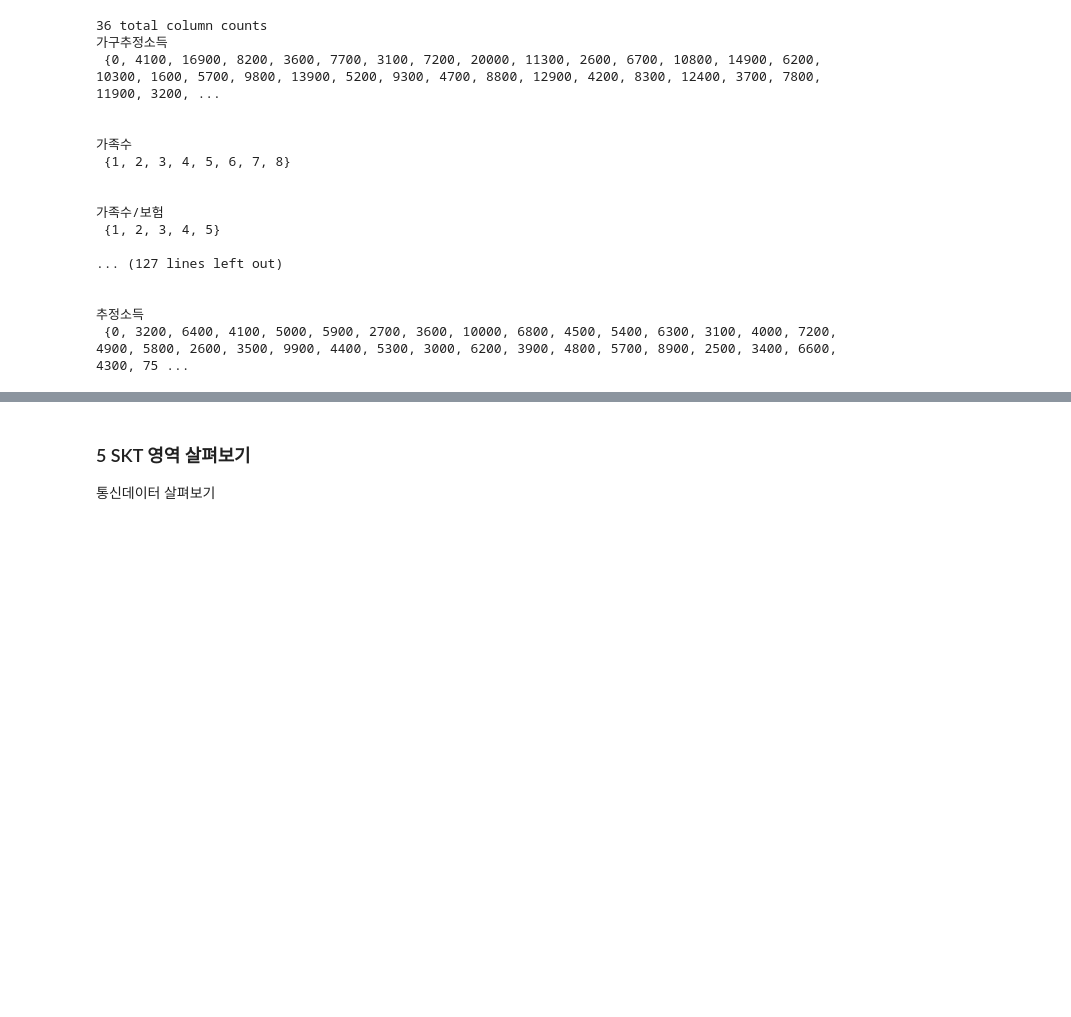
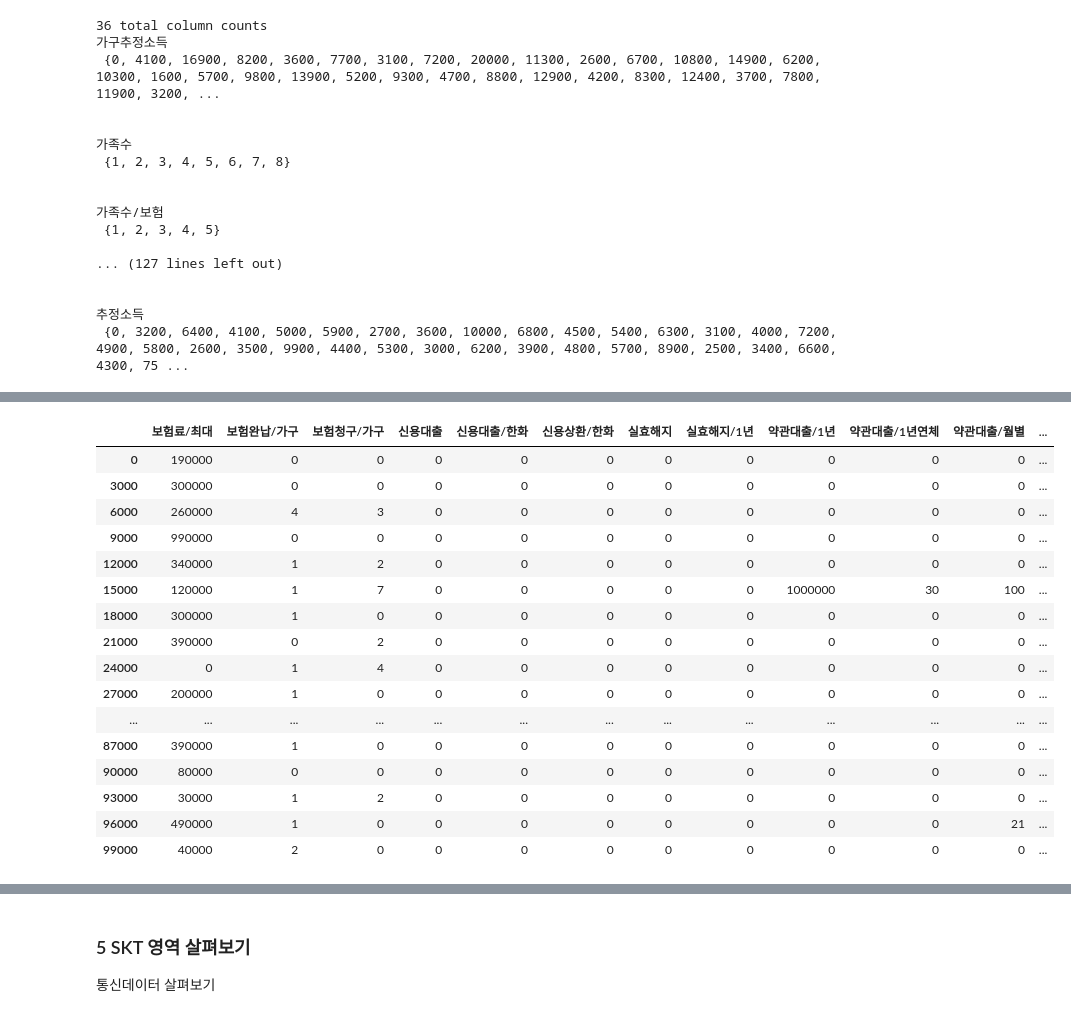
Before and after one commit to Queie/TensorFlow, a Jupyter notebook: Callenge_data/Overview.ipynb, the cells around one changed output, grey strips where cells are left out. Saved outputs shown, nothing was run; the diff lists cells and outputs as text; code cells hidden in the pictures; blank space fills up the shorter version.

```diff
--- a/Callenge_data/Overview.ipynb
+++ b/Callenge_data/Overview.ipynb
@@ -157,0 +212,21 @@ for col in df[Column_index].columns:
+# %%
+Column_index = 'Hanhwa'
+df[Column_index].iloc[::3000,13:26]
+# %% [output]
+|  | 보험료/최대 | 보험완납/가구 | 보험청구/가구 | 신용대출 | 신용대출/한화 | 신용상환/한화 | 실효해지 | 실효해지/1년 | 약관대출/1년 | 약관대출/1년연체 | 약관대출/월별 | ... |
+| 0 | 190000 | 0 | 0 | 0 | 0 | 0 | 0 | 0 | 0 | 0 | 0 | ... |
+| 3000 | 300000 | 0 | 0 | 0 | 0 | 0 | 0 | 0 | 0 | 0 | 0 | ... |
+| 6000 | 260000 | 4 | 3 | 0 | 0 | 0 | 0 | 0 | 0 | 0 | 0 | ... |
+| 9000 | 990000 | 0 | 0 | 0 | 0 | 0 | 0 | 0 | 0 | 0 | 0 | ... |
+| 12000 | 340000 | 1 | 2 | 0 | 0 | 0 | 0 | 0 | 0 | 0 | 0 | ... |
+| 15000 | 120000 | 1 | 7 | 0 | 0 | 0 | 0 | 0 | 1000000 | 30 | 100 | ... |
+| 18000 | 300000 | 1 | 0 | 0 | 0 | 0 | 0 | 0 | 0 | 0 | 0 | ... |
+| 21000 | 390000 | 0 | 2 | 0 | 0 | 0 | 0 | 0 | 0 | 0 | 0 | ... |
+| 24000 | 0 | 1 | 4 | 0 | 0 | 0 | 0 | 0 | 0 | 0 | 0 | ... |
+| 27000 | 200000 | 1 | 0 | 0 | 0 | 0 | 0 | 0 | 0 | 0 | 0 | ... |
+| ... | ... | ... | ... | ... | ... | ... | ... | ... | ... | ... | ... | ... |
+| 87000 | 390000 | 1 | 0 | 0 | 0 | 0 | 0 | 0 | 0 | 0 | 0 | ... |
+| 90000 | 80000 | 0 | 0 | 0 | 0 | 0 | 0 | 0 | 0 | 0 | 0 | ... |
+| 93000 | 30000 | 1 | 2 | 0 | 0 | 0 | 0 | 0 | 0 | 0 | 0 | ... |
+| 96000 | 490000 | 1 | 0 | 0 | 0 | 0 | 0 | 0 | 0 | 0 | 21 | ... |
+| 99000 | 40000 | 2 | 0 | 0 | 0 | 0 | 0 | 0 | 0 | 0 | 0 | ... |
```
Also changed, not shown: parts of 9 cells of this notebook.
